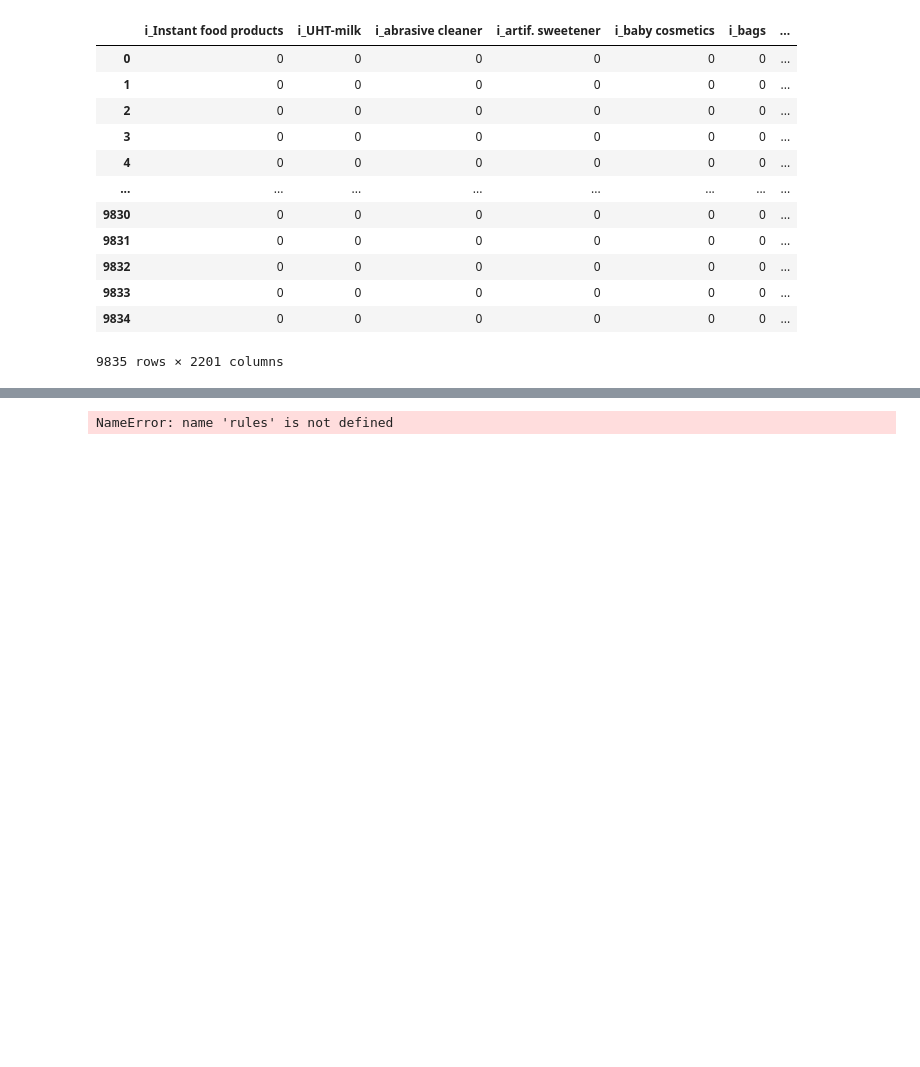
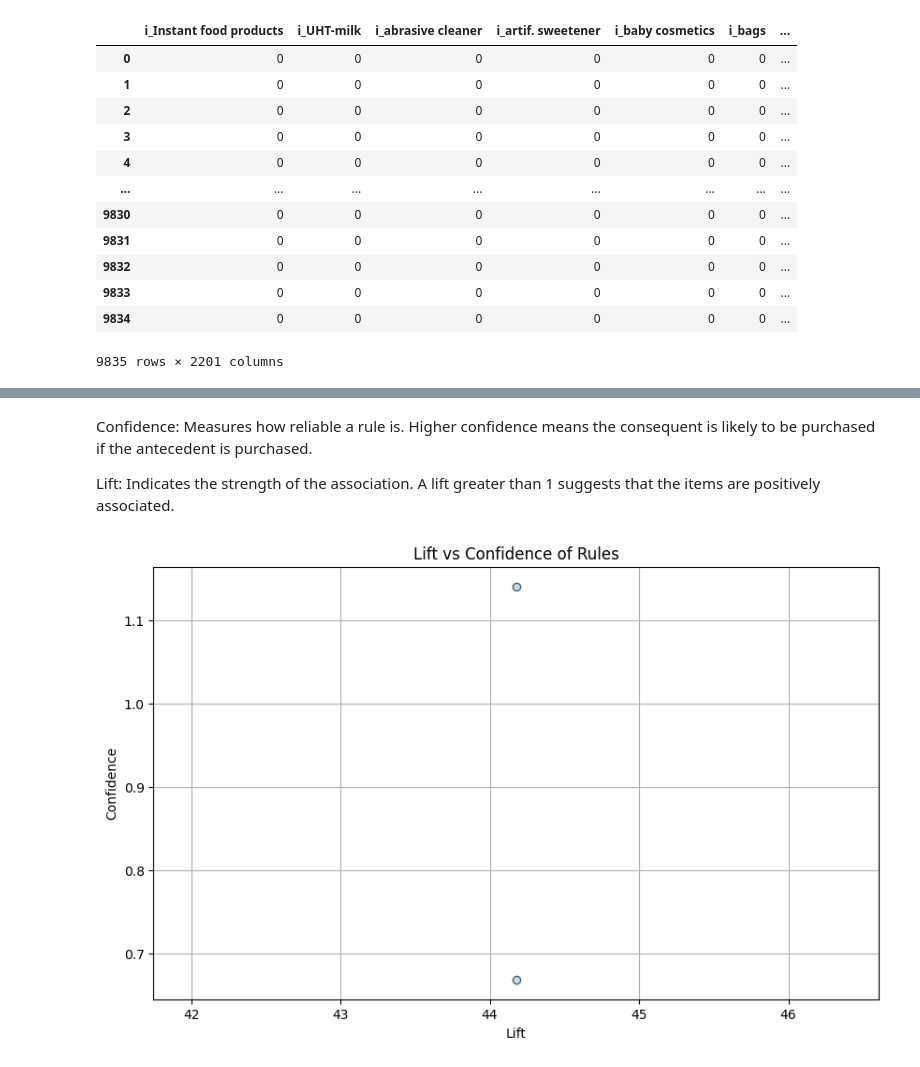
Before and after one commit to hajra40/Market-Basket-Analysis-for-Retailers, a Jupyter notebook: Task 1.ipynb, the cells around one changed output, grey strips where cells are left out. Cells and saved outputs as stored; diff of their text form; code cells hidden in the pictures; blank space fills up the shorter version.

```diff
--- a/Task 1.ipynb
+++ b/Task 1.ipynb
@@ -150,3 +182,16 @@ rules.sort_values(by='confidence',ascending=False)
+# %% [markdown]
+Confidence: Measures how reliable a rule is. Higher confidence means the consequent is likely to be purchased if the antecedent is purchased.
+
+Lift: Indicates the strength of the association. A lift greater than 1 suggests that the items are positively associated.
 # %%
+#Scatter Plot of Lift vs Confidence => To visualize the relationship between the lift and confidence metrics for the association rules.
+
+plt.figure(figsize=(10, 6))
+plt.scatter(rules['lift'], rules['confidence'], alpha=0.6, edgecolor='k', color='skyblue')
+plt.title('Lift vs Confidence of Rules')
+plt.xlabel('Lift')
+plt.ylabel('Confidence')
+plt.grid(True)
+plt.show()
 # %% [output]
-NameError: name 'rules' is not defined
+[figure, added]
```
Also changed, not shown: parts of 11 cells of this notebook.
